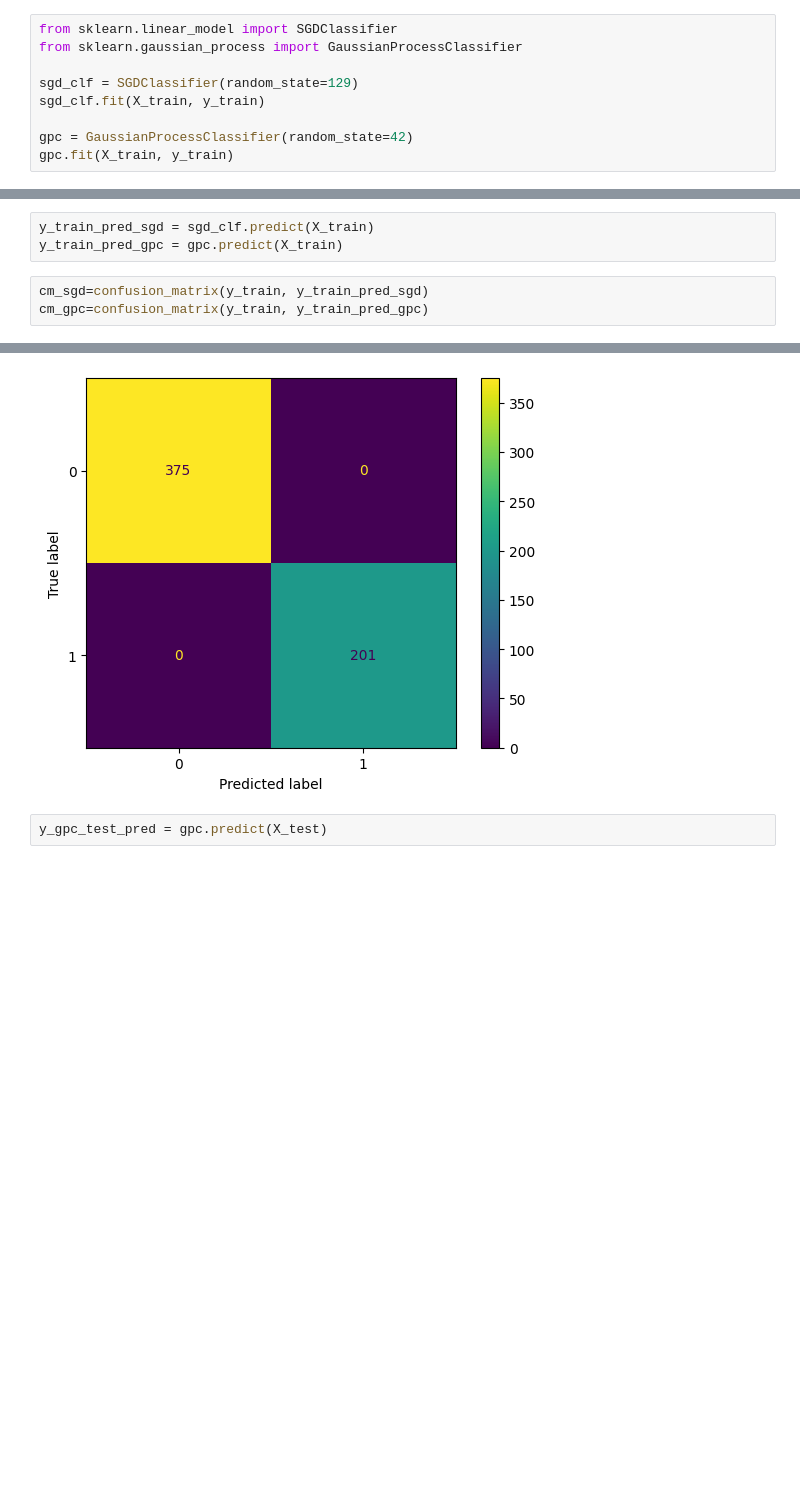
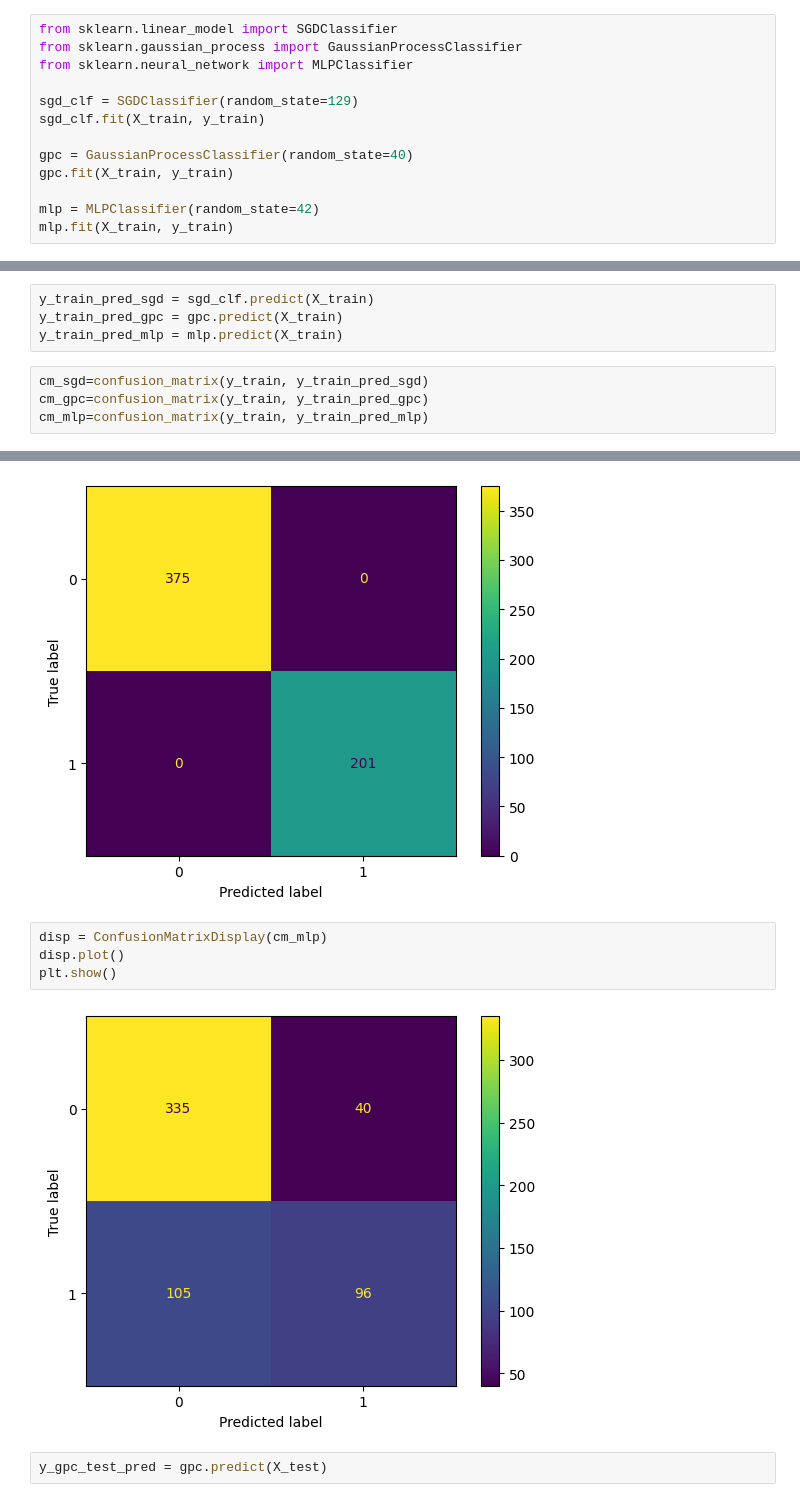
Before and after one commit to gvklinker/Machine-Learning, a Jupyter notebook: Classification_Diagnosing_Diabetes.ipynb, the cells around one changed output, grey strips where cells are left out. Drawn from its saved outputs; the diff is of its cells as text; blank space fills up the shorter version.

```diff
--- a/Classification_Diagnosing_Diabetes.ipynb
+++ b/Classification_Diagnosing_Diabetes.ipynb
@@ -189,10 +189,14 @@ precision_score(y_test, y_test_pred)
 # %%
 from sklearn.linear_model import SGDClassifier
 from sklearn.gaussian_process import GaussianProcessClassifier
+from sklearn.neural_network import MLPClassifier
 
 sgd_clf = SGDClassifier(random_state=129)
 sgd_clf.fit(X_train, y_train)
 
-gpc = GaussianProcessClassifier(random_state=42)
+gpc = GaussianProcessClassifier(random_state=40)
 gpc.fit(X_train, y_train)
+
+mlp = MLPClassifier(random_state=42)
+mlp.fit(X_train, y_train)
 # %% [output]
@@ -200,9 +204,11 @@ GaussianProcessClassifier(random_state=42)
 # %%
 y_train_pred_sgd = sgd_clf.predict(X_train)
 y_train_pred_gpc = gpc.predict(X_train)
+y_train_pred_mlp = mlp.predict(X_train)
 # %%
 cm_sgd=confusion_matrix(y_train, y_train_pred_sgd)
 cm_gpc=confusion_matrix(y_train, y_train_pred_gpc)
+cm_mlp=confusion_matrix(y_train, y_train_pred_mlp)
 # %%
 disp = ConfusionMatrixDisplay(cm_sgd)
 disp.plot()
@@ -223,6 +229,12 @@ disp.plot()
 plt.show()
 # %% [output]
 [figure]
+# %%
+disp = ConfusionMatrixDisplay(cm_mlp)
+disp.plot()
+plt.show()
+# %% [output]
+[figure, added]
 # %%
 y_gpc_test_pred = gpc.predict(X_test)
 # %%
```
Also changed, not shown: parts of 1 cell of this notebook.
